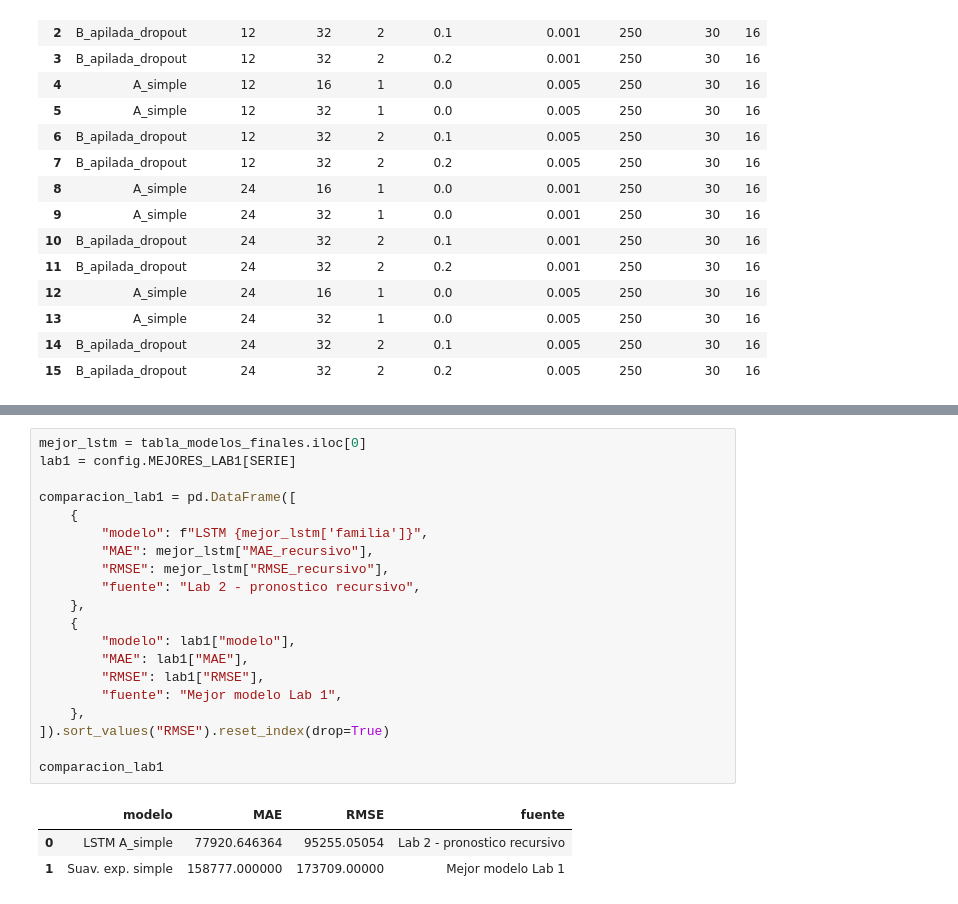
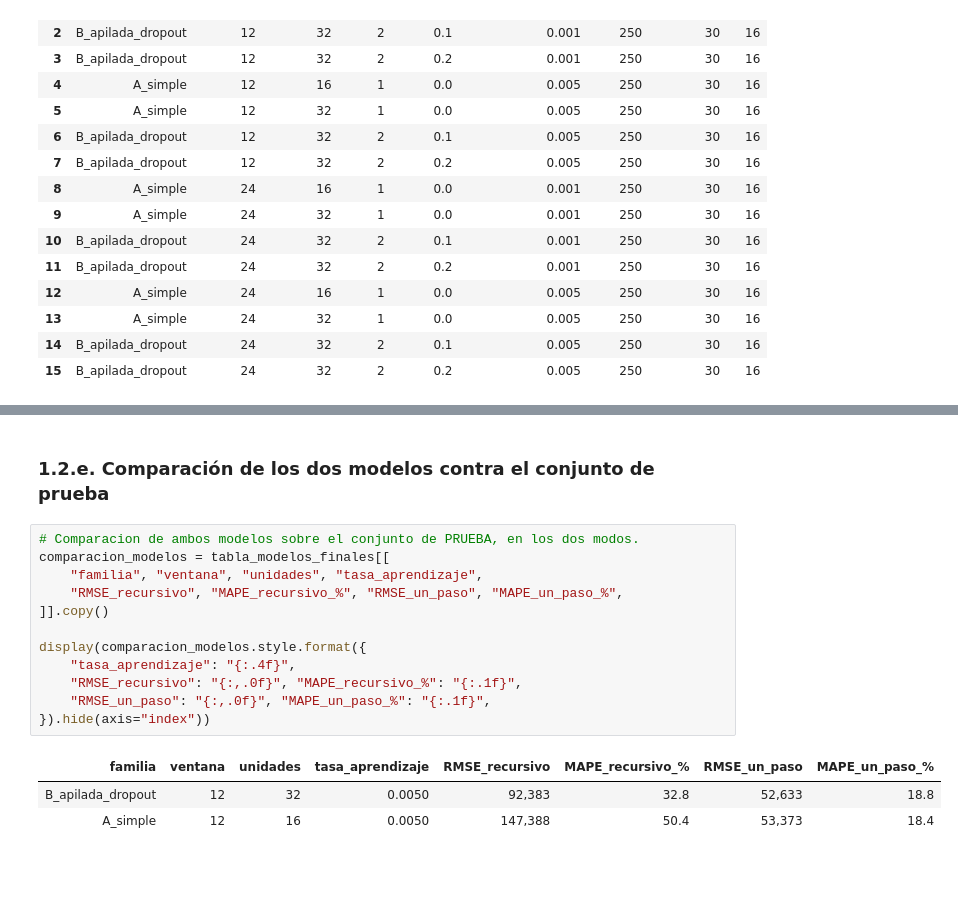
Before and after one commit to Bamo0507/Laboratorio2_Series_de_Tiempo, a Jupyter notebook: notebooks/lstm/Total_Mensual_LSTM.ipynb, the cells around one changed output, grey strips where cells are left out. Drawn from its saved outputs; the diff is of its cells as text; blank space fills up the shorter version.

```diff
--- a/notebooks/lstm/Total_Mensual_LSTM.ipynb
+++ b/notebooks/lstm/Total_Mensual_LSTM.ipynb
@@ -378,24 +282,18 @@ Si la LSTM tiene menor MAE y RMSE, entonces mejora al modelo anterior. Si los er
-# %%
-mejor_lstm = tabla_modelos_finales.iloc[0]
-lab1 = config.MEJORES_LAB1[SERIE]
-
-comparacion_lab1 = pd.DataFrame([
-    {
-        "modelo": f"LSTM {mejor_lstm['familia']}",
-        "MAE": mejor_lstm["MAE_recursivo"],
-        "RMSE": mejor_lstm["RMSE_recursivo"],
-        "fuente": "Lab 2 - pronostico recursivo",
-    },
-    {
-        "modelo": lab1["modelo"],
-        "MAE": lab1["MAE"],
-        "RMSE": lab1["RMSE"],
-        "fuente": "Mejor modelo Lab 1",
-    },
-]).sort_values("RMSE").reset_index(drop=True)
-
-comparacion_lab1
-# %% [output]
-|  | modelo | MAE | RMSE | fuente |
-| 0 | LSTM A_simple | 77920.646364 | 95255.05054 | Lab 2 - pronostico recursivo |
-| 1 | Suav. exp. simple | 158777.000000 | 173709.00000 | Mejor modelo Lab 1 |
+# %% [markdown]
+### **1.2.e. Comparación de los dos modelos contra el conjunto de prueba**
+# %%
+# Comparacion de ambos modelos sobre el conjunto de PRUEBA, en los dos modos.
+comparacion_modelos = tabla_modelos_finales[[
+    "familia", "ventana", "unidades", "tasa_aprendizaje",
+    "RMSE_recursivo", "MAPE_recursivo_%", "RMSE_un_paso", "MAPE_un_paso_%",
+]].copy()
+
+display(comparacion_modelos.style.format({
+    "tasa_aprendizaje": "{:.4f}",
+    "RMSE_recursivo": "{:,.0f}", "MAPE_recursivo_%": "{:.1f}",
+    "RMSE_un_paso": "{:,.0f}", "MAPE_un_paso_%": "{:.1f}",
+}).hide(axis="index"))
+# %% [output]
+| familia | ventana | unidades | tasa_aprendizaje | RMSE_recursivo | MAPE_recursivo_% | RMSE_un_paso | MAPE_un_paso_% |
+| B_apilada_dropout | 12 | 32 | 0.0050 | 92,383 | 32.8 | 52,633 | 18.8 |
+| A_simple | 12 | 16 | 0.0050 | 147,388 | 50.4 | 53,373 | 18.4 |
```
Also changed, not shown: parts of 18 cells of this notebook, 3 other files.
